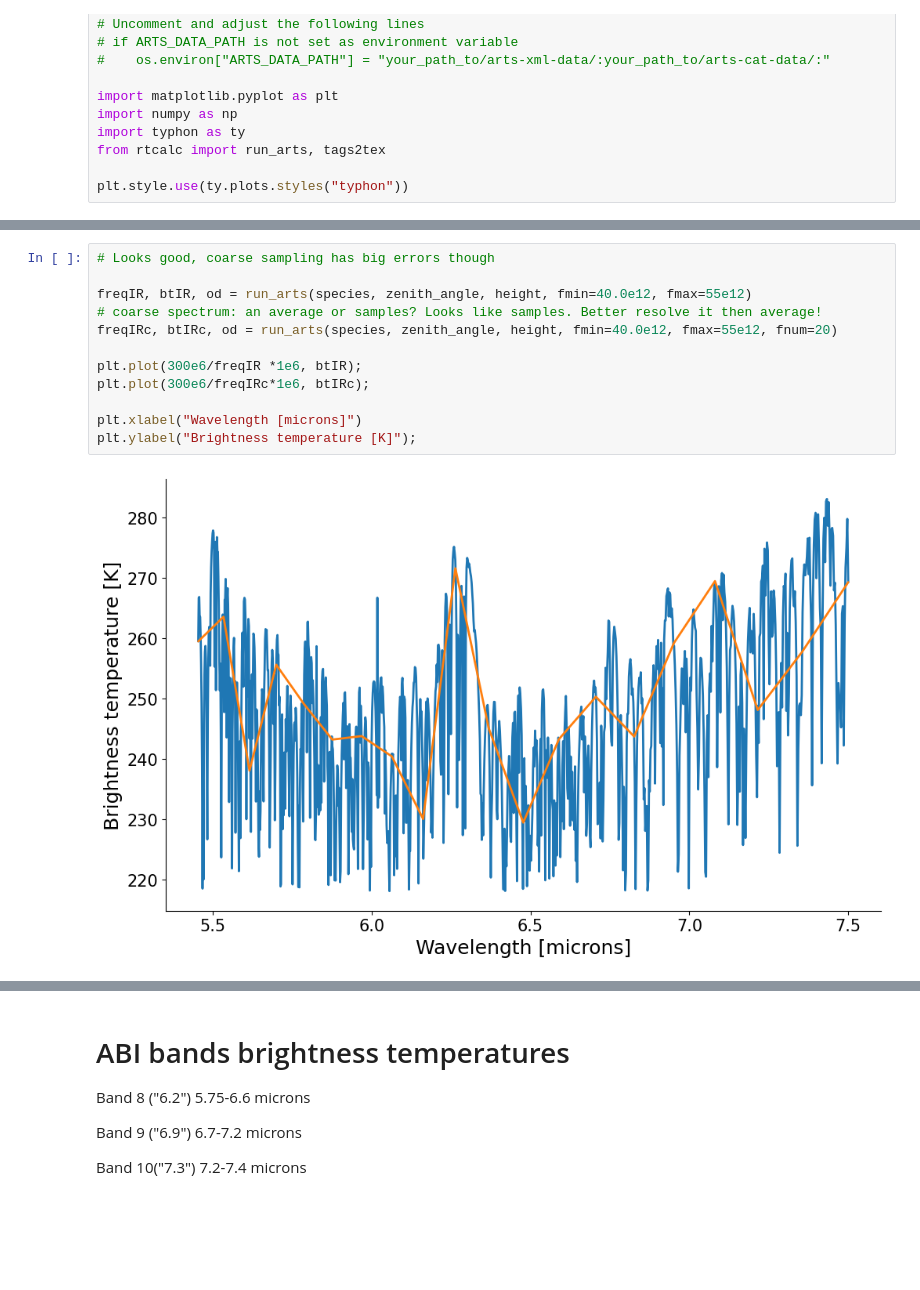
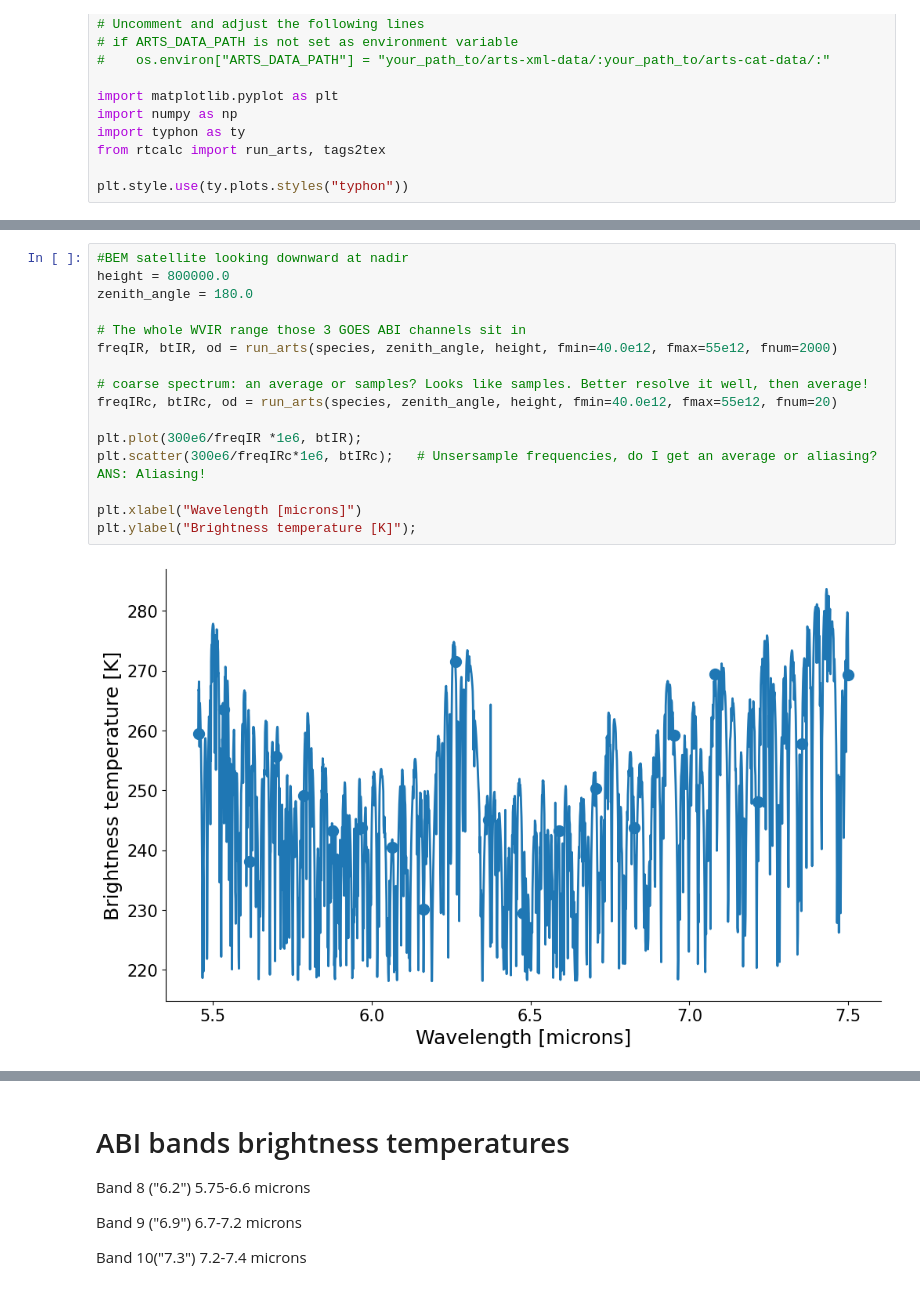
Before and after one commit to ATMOcanes/arts-lectures, a Jupyter notebook: exercises/03-rtcalc/BEMrtcalc.ipynb, the cells around one changed output, grey strips where cells are left out. Drawn from its saved outputs; the diff is of its cells as text; blank space fills up the shorter version.

```diff
--- a/exercises/03-rtcalc/BEMrtcalc.ipynb
+++ b/exercises/03-rtcalc/BEMrtcalc.ipynb
@@ -174,17 +45,21 @@ fig.savefig(
 
 ![image.png](attachment:bb7f6e6a-a236-4d35-a213-c1ed5dc2a485.png)
 # %%
-# Looks good, coarse sampling has big errors though
+#BEM satellite looking downward at nadir
+height = 800000.0
+zenith_angle = 180.0
 
-freqIR, btIR, od = run_arts(species, zenith_angle, height, fmin=40.0e12, fmax=55e12)
-# coarse spectrum: an average or samples? Looks like samples. Better resolve it then average!
+# The whole WVIR range those 3 GOES ABI channels sit in
+freqIR, btIR, od = run_arts(species, zenith_angle, height, fmin=40.0e12, fmax=55e12, fnum=2000)
+
+# coarse spectrum: an average or samples? Looks like samples. Better resolve it well, then average!
 freqIRc, btIRc, od = run_arts(species, zenith_angle, height, fmin=40.0e12, fmax=55e12, fnum=20)
 
 plt.plot(300e6/freqIR *1e6, btIR);
-plt.plot(300e6/freqIRc*1e6, btIRc);
+plt.scatter(300e6/freqIRc*1e6, btIRc);   # Unsersample frequencies, do I get an average or aliasing? ANS: Aliasing!
 
 plt.xlabel("Wavelength [microns]")
 plt.ylabel("Brightness temperature [K]");
 # %% [output]
-[figure, old version]
+[figure, new version]
 # %%
```
Also changed, not shown: parts of 15 cells of this notebook, 1 other file.
